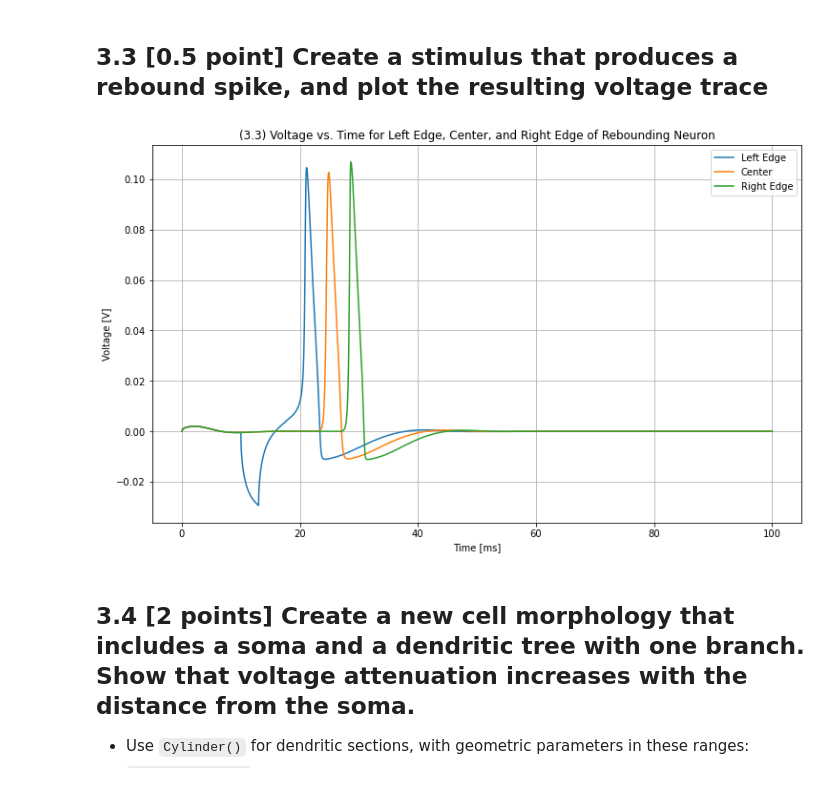
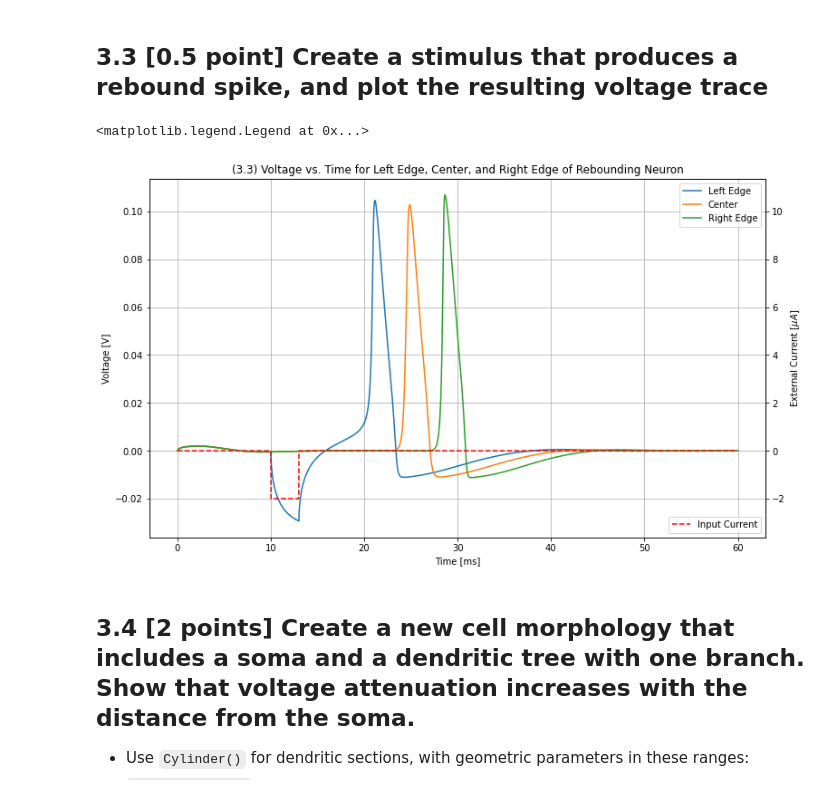
Before and after one commit to borealis31/SYDE552, a Jupyter notebook: Assignment 1/syde552-assignment1.ipynb, the cells around one changed output. Cells and saved outputs as stored; diff of their text form; code cells hidden in the pictures.

````diff
--- a/Assignment 1/syde552-assignment1.ipynb
+++ b/Assignment 1/syde552-assignment1.ipynb
@@ -706,22 +721,32 @@ pl2.grid()
 # %%
 restore('spatial init')
 run(10*ms)
 neuron.I[0] = -2*uA # current injection at one end of the axon
 run(3*ms)
 neuron.I = 0*uA
-run(87*ms)
+run(47*ms)
 
 fig, pl1 = plt.subplots(1,1)
 fig.subplots_adjust(top=1.5,right=1.7,wspace=0.3,hspace=0.3)
+pl2 = pl1.twinx()
 
 pl1.plot(v_neuron.t*1000,v_neuron.v[0,:],label='Left Edge')
 pl1.plot(v_neuron.t*1000,v_neuron.v[499,:],label='Center')
 pl1.plot(v_neuron.t*1000,v_neuron.v[999,:],label='Right Edge')
 pl1.set(title='(3.3) Voltage vs. Time for Left Edge, Center, and Right Edge of Rebounding Neuron',xlabel='Time [ms]',ylabel='Voltage [V]')
 pl1.legend()
 pl1.grid()
+
+p1_yl = pl1.get_ylim()
+p1_yl = np.multiply(p1_yl,100)
+i_rec = np.zeros_like(v_neuron.t)
+i_rec[1001:1300] = -2
+pl2.plot(v_neuron.t*1000,i_rec,'r--',label='Input Current')
+pl2.set(ylabel="External Current [$\mu A$]",ylim=p1_yl)
+pl2.legend(loc='lower right')
 # %% [output]
+<matplotlib.legend.Legend at 0x...>
-[figure, old version]
+[figure, new version]
 # %% [markdown]
 ## 3.4 [2 points] Create a new cell morphology that includes a soma and a dendritic tree with one branch. Show that voltage attenuation increases with the distance from the soma.
 - Use ```Cylinder()``` for dendritic sections, with geometric parameters in these ranges:
````
Also changed, not shown: parts of 18 cells of this notebook.
